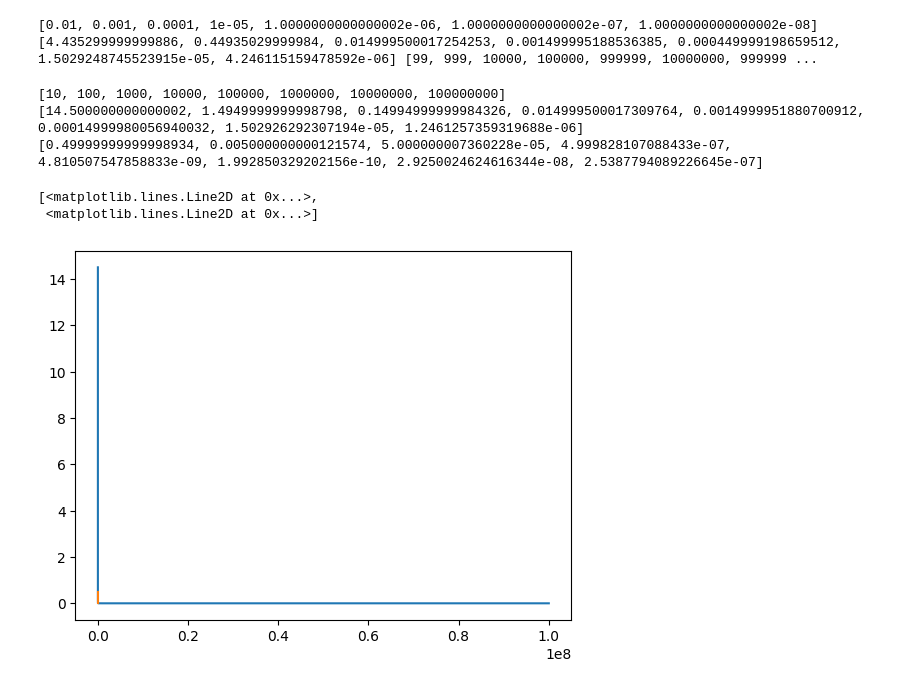
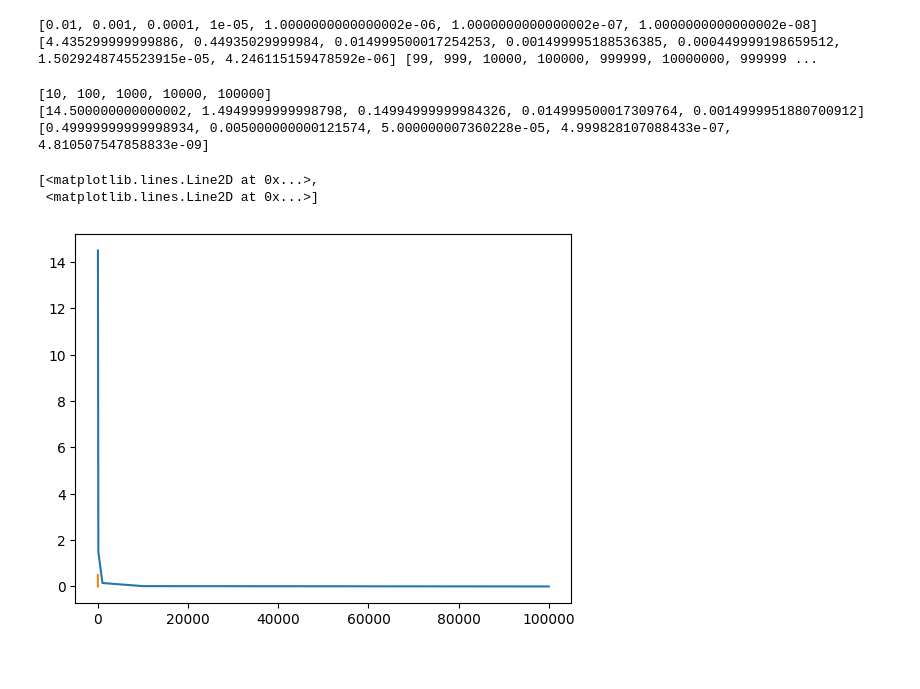
Before and after one commit to ruGudin/NeuralNetwork, a Jupyter notebook: itegrals.ipynb, the cells around one changed output. Drawn from its saved outputs; the diff is of its cells as text; code cells hidden in the pictures.

```diff
--- a/itegrals.ipynb
+++ b/itegrals.ipynb
@@ -116,39 +116,39 @@ def rect_integral(f,xmin,xmax,n):
     return area
 
 #метод трапеций
 def tr_integral(f,xmin,xmax,n):
     dx=(xmax-xmin)/n
     area=0
     x=xmin
     for i in range(n):
         area+=dx*(f(x)+f(x+dx))/2
         x+=dx
     return area
 
 counter = 1
-NN = [0] * 8
-for i in range(8):
+NN = [0] * 5
+for i in range(5):
     NN[i] = counter * 10
     counter *= 10
 
-vec_res_rect = [0] * 8
-vec_res_tr = [0] * 8
-for i in range(8):
+vec_res_rect = [0] * 5
+vec_res_tr = [0] * 5
+for i in range(5):
     res_rect = rect_integral(F, a, b, NN[i])
     vec_res_rect[i] = abs(expect_int - res_rect) * 100
 
     res_tr = tr_integral(F, a, b, NN[i])
     vec_res_tr[i] = abs(expect_int - res_tr) * 100
 
 print(NN)
 print(vec_res_rect)
 print(vec_res_tr)
 
 plt.plot(NN, vec_res_rect, vec_res_tr)
 # %% [output]
-[10, 100, 1000, 10000, 100000, 1000000, 10000000, 100000000]
-[14.500000000000002, 1.4949999999998798, 0.14994999999984326, 0.014999500017309764, 0.0014999951880700912, 0.00014999980056940032, 1.502926292307194e-05, 1.2461257359319688e-06]
-[0.49999999999998934, 0.005000000000121574, 5.000000007360228e-05, 4.999828107088433e-07, 4.810507547858833e-09, 1.992850329202156e-10, 2.9250024624616344e-08, 2.5387794089226645e-07]
+[10, 100, 1000, 10000, 100000]
+[14.500000000000002, 1.4949999999998798, 0.14994999999984326, 0.014999500017309764, 0.0014999951880700912]
+[0.49999999999998934, 0.005000000000121574, 5.000000007360228e-05, 4.999828107088433e-07, 4.810507547858833e-09]
 [<matplotlib.lines.Line2D at 0x...>,
  <matplotlib.lines.Line2D at 0x...>]
-[figure, old version]
+[figure, new version]
```
Also changed, not shown: 2 other files.
